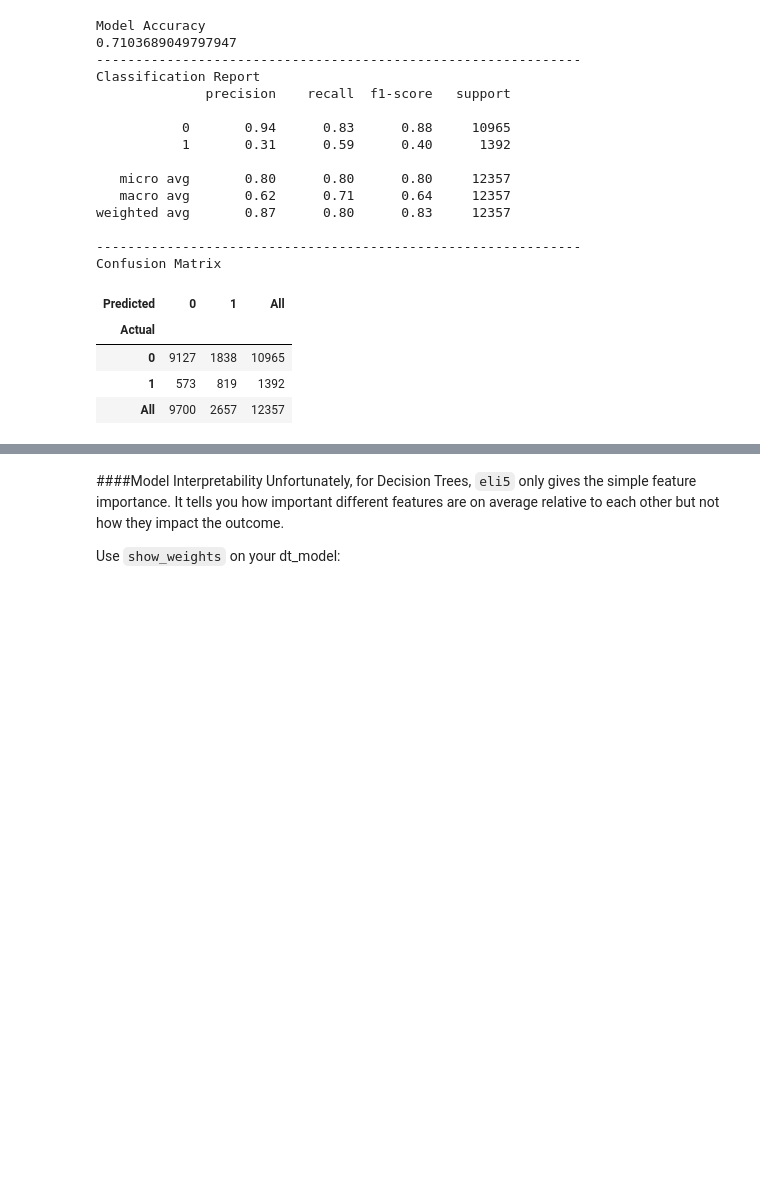
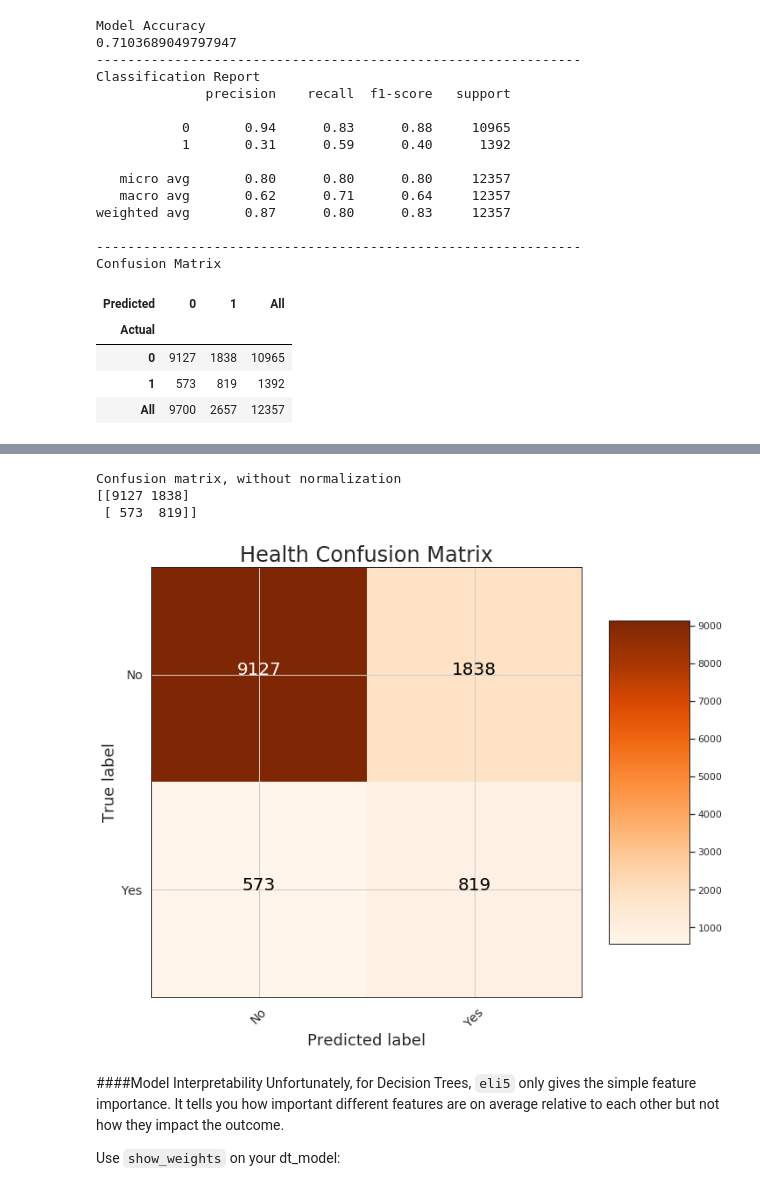
Before and after one commit to mvfolino68/PyconUS_2019-model-interpretability-tutorial, a Jupyter notebook: Machine_Learning_Example.ipynb, the cells around one changed output, grey strips where cells are left out. Drawn from its saved outputs; the diff is of its cells as text; code cells hidden in the pictures; blank space fills up the shorter version.

```diff
--- a/Machine_Learning_Example.ipynb
+++ b/Machine_Learning_Example.ipynb
@@ -531,3 +668,13 @@ Confusion Matrix
+# %%
+#confusion matrix
+cm = confusion_matrix(test_labels, predictions)
+plot_confusion_matrix(cm, classes = ['No', 'Yes'],
+                      title = 'Health Confusion Matrix')
+# %% [output]
+Confusion matrix, without normalization
+[[9127 1838]
+ [ 573  819]]
+[figure, added]
 # %% [markdown]
 ####Model Interpretability
 Unfortunately, for Decision Trees, `eli5` only gives the simple feature importance. It tells you how important different features are on average relative to each other but not how they impact the outcome.
```
Also changed, not shown: parts of 39 cells of this notebook.
